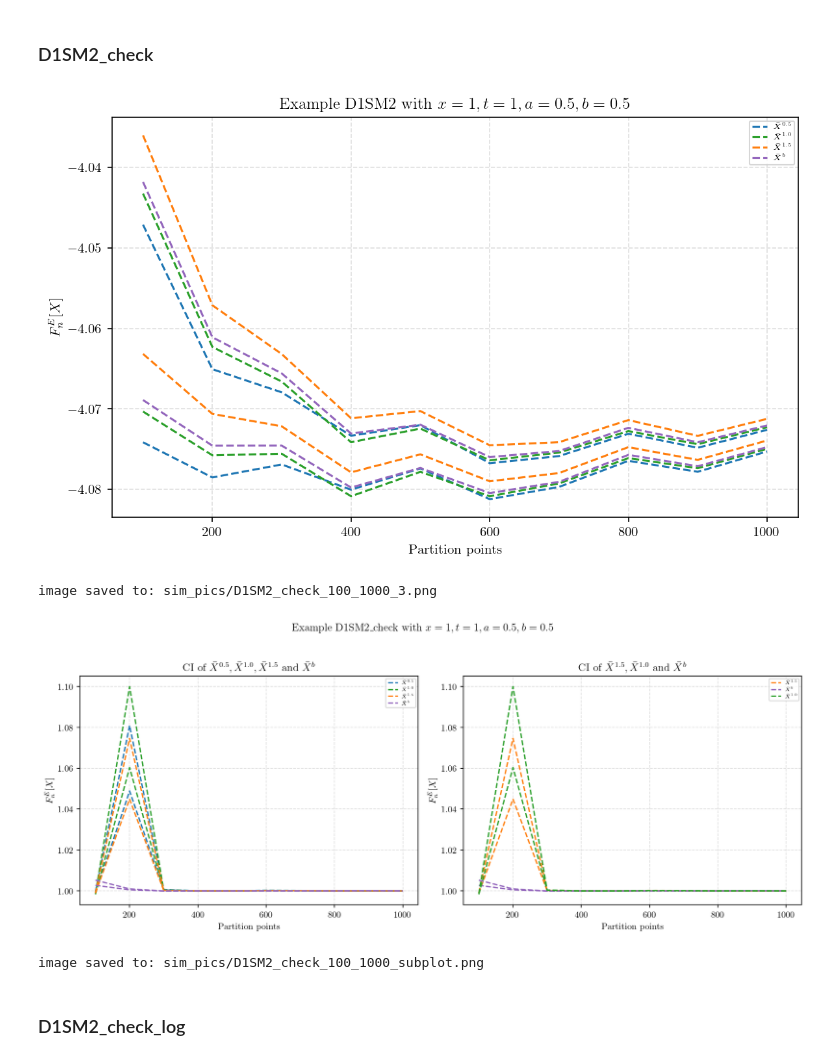
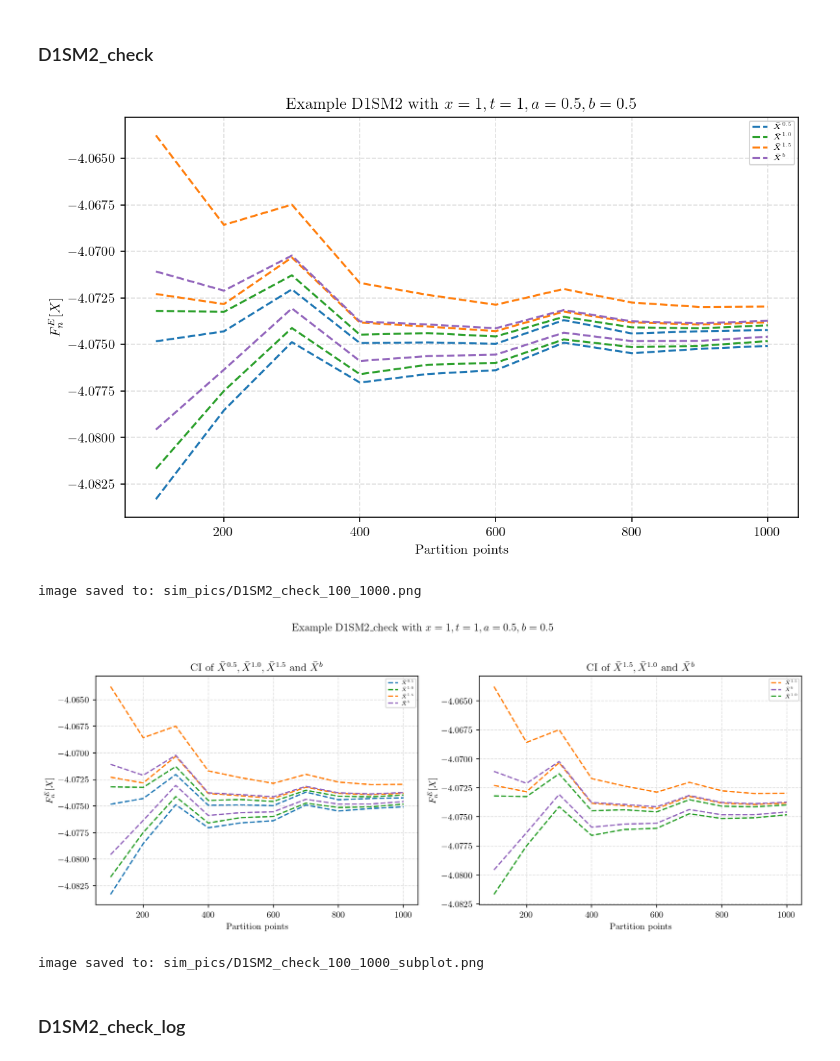
Before and after one commit to Andriyichenko/simulation, a Jupyter notebook: D1S/D1S_plot.ipynb, the cells around one changed output. Saved outputs shown, nothing was run; the diff lists cells and outputs as text; code cells hidden in the pictures.

```diff
--- a/D1S/D1S_plot.ipynb
+++ b/D1S/D1S_plot.ipynb
@@ -621,7 +621,7 @@ Am_std_df2=np.sqrt(df2['Em']) #Amの標本標準偏差(SD)
 A15_std_df2=np.sqrt(df2['E_1_5']) #A_1_5の標本標準偏差(SD)
 Axb_std_df2 = np.sqrt(df2['Eb']) #A_bの標本標準偏差(SD)
 
-paths = 10 * (df2['points'] ** 2)
+paths = 100 * (df2['points'] ** 2)
 # Standard errors of sample means
 A_se_df2     = A_std_df2   / np.sqrt(paths)
 Am_se_df2    = Am_std_df2  / np.sqrt(paths)
@@ -634,35 +634,35 @@ A_low_df2    = df2['A']     - z * A_se_df2
 Am_up_df2    = df2['Am']    + z * Am_se_df2
 Am_low_df2   = df2['Am']    - z * Am_se_df2
 A15_up_df2   = df2['A_1_5'] + z * A15_se_df2
 A15_low_df2  = df2['A_1_5'] - z * A15_se_df2
 Axb_up_df2   = df2['Ab'] + z * Axb_se_df2
 Axb_low_df2  = df2['Ab'] - z * Axb_se_df2
 
 
 # グラフを描画
 plt.figure(figsize=(8, 5), dpi=150)  # dpi とは Dots Per Inch を意味する
 plt.plot(df2["points"], A_up_df2, linestyle="--", color="#1f77b4", label=r"$\bar{X}^{0.5}$")
 plt.plot(df2["points"], A_low_df2, linestyle="--", color="#1f77b4")
 plt.plot(df2["points"], Am_up_df2, linestyle="--", color="#2ca02c", label=r"$\bar{X}^{1.0}$ ")
 plt.plot(df2["points"], Am_low_df2, linestyle="--", color="#2ca02c")
 plt.plot(df2["points"], A15_up_df2, linestyle="--", color="#ff7f0e", label=r"$\bar{X}^{1.5}$ ")
 plt.plot(df2["points"], A15_low_df2, linestyle="--", color="#ff7f0e")
 plt.plot(df2["points"], Axb_up_df2, linestyle="--", color="#9467bd", label=r"$\bar{X}^{b}$ ")
 plt.plot(df2["points"], Axb_low_df2, linestyle="--", color="#9467bd")
 
 
 plt.title(r'Example D1SM2 with $x=1,t=1,a=0.5,b=0.5$')
 plt.xlabel("Partition points")
 plt.ylabel(r"$F^{E}_{n}[X]$ ")
 plt.grid(True, linestyle="--", alpha=0.4)
 plt.legend(fontsize=5.5, loc='best')
 plt.tight_layout()  # 自動的にレイアウトを調整する
 plt.savefig(save_path, dpi=250, bbox_inches='tight')
 plt.show()
 print("image saved to:", save_path)
 # %% [output]
-[figure, old version]
+[figure, new version]
-image saved to: sim_pics/D1SM2_check_100_1000_3.png
+image saved to: sim_pics/D1SM2_check_100_1000.png
 # %%
 #D1SM2_check_100_1000_subplot plot with confidence intervals
 #信頼区間公式 \bar{X} ± z * (s/√n)
@@ -684,7 +684,7 @@ def conf_level(a):  # aは信頼度であり、ex:a=0.95なら95%信頼区間
     z = norm.ppf(1 - alpha / 2)
     return z
 
-df2 = pd.read_csv("../data_source/D1SM2_check_100_1000_data.csv")
+df2 = pd.read_csv("../data_source/D1SΔM2_check_100_1000_data.csv")
 
 # z信頼水準の計算,aは信頼度であり、ex:a=0.95なら95%信頼区間
 a = 0.95
@@ -695,7 +695,7 @@ Am_std_df2  = np.sqrt(df2['Em'])     # Amの標本標準偏差(SD)
 A15_std_df2 = np.sqrt(df2['E_1_5'])  # A_1_5の標本標準偏差(SD)
 Axb_std_df2 = np.sqrt(df2['Eb'])     # A_bの標本標準偏差(SD)
 
-paths = 10 * (df2['points'] ** 2)
+paths = 100 * (df2['points'] ** 2)
 
 # Standard errors of sample means
 A_se_df2     = A_std_df2   / np.sqrt(paths)
@@ -756,7 +756,7 @@ plt.savefig(save_path, dpi=250, bbox_inches='tight')
 plt.show()
 print("image saved to:", save_path)
 # %% [output]
-[figure, old version]
+[figure, new version]
 image saved to: sim_pics/D1SM2_check_100_1000_subplot.png
 # %% [markdown]
 ### D1SM2_check_log
```
Also changed, not shown: parts of 4 cells of this notebook, 6 other files.
